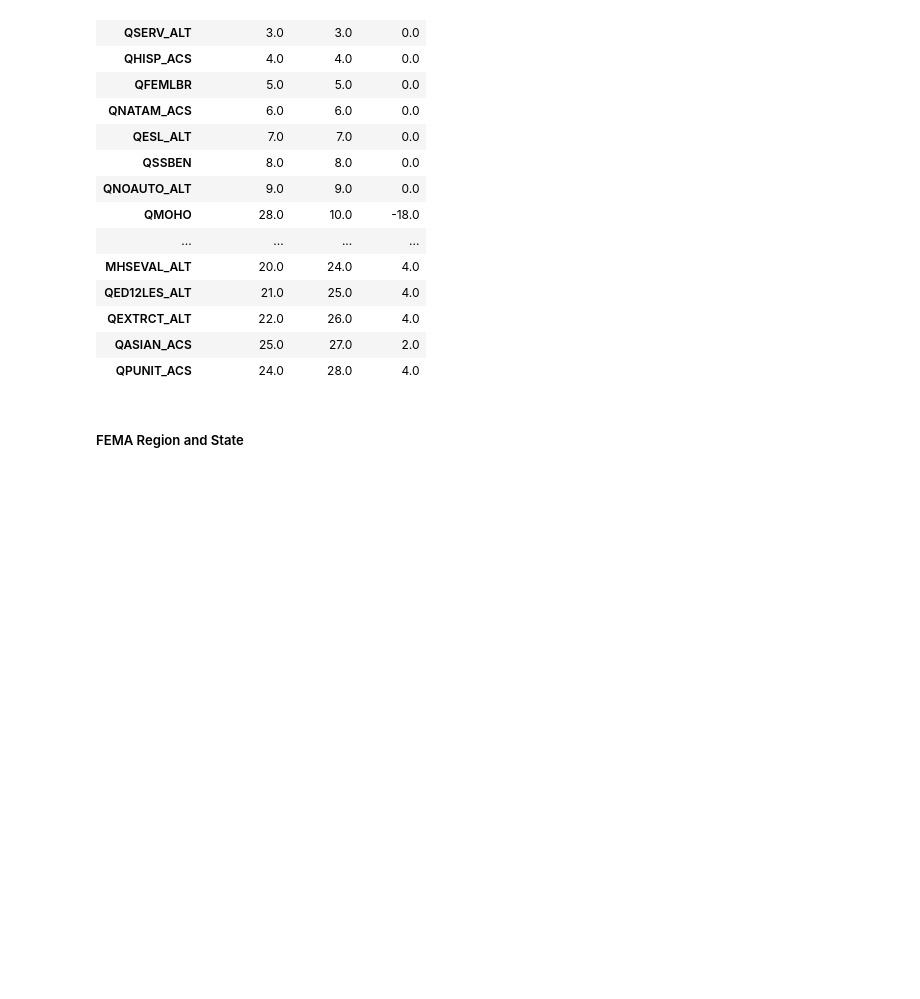
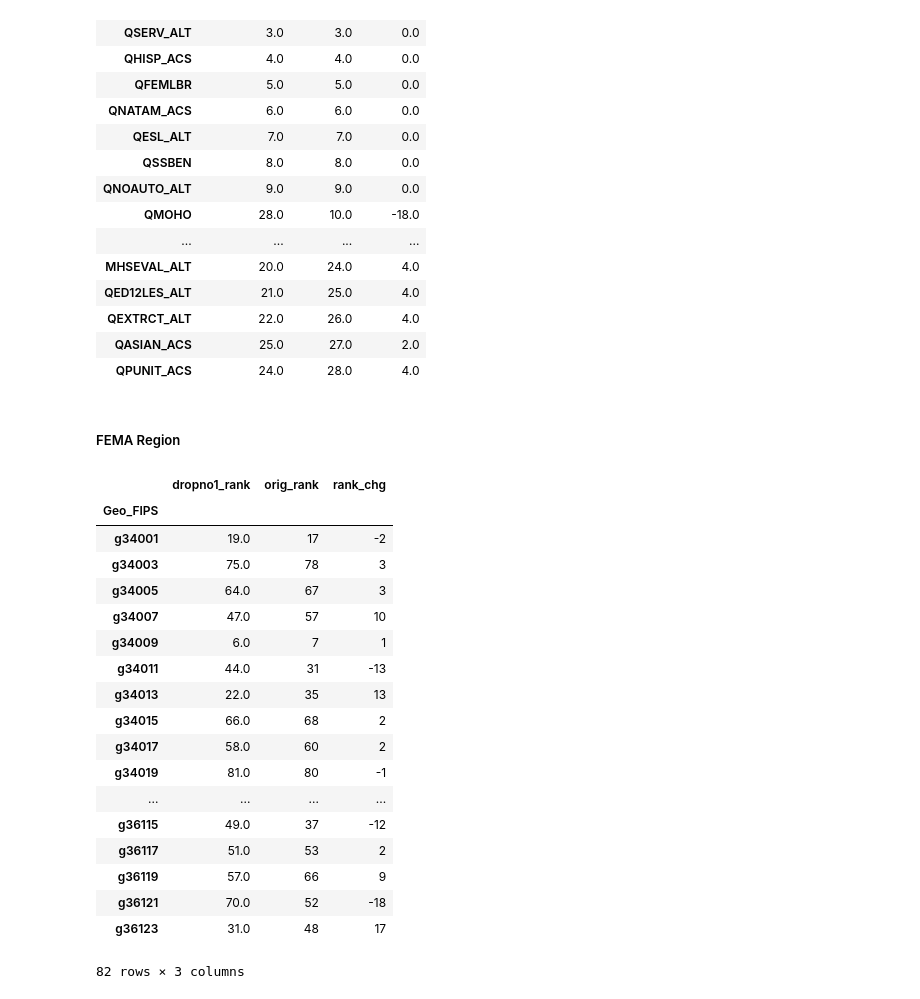
Before and after one commit to geoss/sovi-validity, a Jupyter notebook: dropno1_vis.ipynb, the cells around one changed output. Drawn from its saved outputs; the diff is of its cells as text; code cells hidden in the pictures; blank space fills up the shorter version.

Commit message:
begin results tables

```diff
--- a/dropno1_vis.ipynb
+++ b/dropno1_vis.ipynb
@@ -280,8 +261,8 @@ def dropNo1(inputs,scores,subset=None,netContrib=None):
     """
 
     if not subset is None:
-        inputs=inputs[inputs.index.isin(subset)] # inputs for subset
-        scores=scores[scores[[len(scores.columns)-1]]==subset] # scores for region id
+        scores=scores[scores[scores.columns[len(scores.columns)-1]].astype('str').str.contains(subset)] # scores for region id
+        inputs=inputs[inputs.index.isin(scores[scores.columns[len(scores.columns)-1]].index)] # inputs for subset
 
     # get the index of the
     # "most vulnerable" county
@@ -328,7 +309,7 @@ def dropNo1(inputs,scores,subset=None,netContrib=None):
             varRanks.sort('USA')
         else:
             varRanks = rankContrib[subset].copy() #have to make a copy to sort index
-            var.Ranks.sort(subset)
+            varRanks.sort(subset)
 
         # recompute net contribution for drop no1
         Drop1_NetContrib = pd.Series(data=pca.weights_rot.sum(1), index=drop_no1.columns.drop(['Geo_FIPS', 'stateID']))
@@ -380,8 +361,26 @@ dropNo1(inputs=compute_sovis.US_All,scores=compute_sovis.US_Sovi_Score,netContri
 | QASIAN_ACS | 25.0 | 27.0 | 2.0 |
 | QPUNIT_ACS | 24.0 | 28.0 | 4.0 |
 # %% [markdown]
-##### FEMA Region and State
+##### FEMA Region
-# %%
-# convert the scores/ranks for FEMA and state
-compute_sovis.FEMA_Region_Sovi_Score.ix[:,['sovi','rank']]=compute_sovis.FEMA_Region_Sovi_Score.ix[:,['sovi','rank']].apply(lambda x: x.astype('float64'))
-compute_sovis.State_Sovi_Score.ix[:,['sovi','rank']]=compute_sovis.State_Sovi_Score.ix[:,['sovi','rank']].apply(lambda x: x.astype('float64'))
+# %%
+dropNo1(inputs=compute_sovis.US_All,scores=compute_sovis.FEMA_Region_Sovi_Score,subset='FEMA_2')
+# %% [output]
+|  | dropno1_rank | orig_rank | rank_chg |
+| Geo_FIPS |  |  |  |
+| g34001 | 19.0 | 17 | -2 |
+| g34003 | 75.0 | 78 | 3 |
+| g34005 | 64.0 | 67 | 3 |
+| g34007 | 47.0 | 57 | 10 |
+| g34009 | 6.0 | 7 | 1 |
+| g34011 | 44.0 | 31 | -13 |
+| g34013 | 22.0 | 35 | 13 |
+| g34015 | 66.0 | 68 | 2 |
+| g34017 | 58.0 | 60 | 2 |
+| g34019 | 81.0 | 80 | -1 |
+| ... | ... | ... | ... |
+| g36115 | 49.0 | 37 | -12 |
+| g36117 | 51.0 | 53 | 2 |
+| g36119 | 57.0 | 66 | 9 |
+| g36121 | 70.0 | 52 | -18 |
+| g36123 | 31.0 | 48 | 17 |
+82 rows × 3 columns
```
Also changed, not shown: parts of 19 cells of this notebook, 5 other files.
